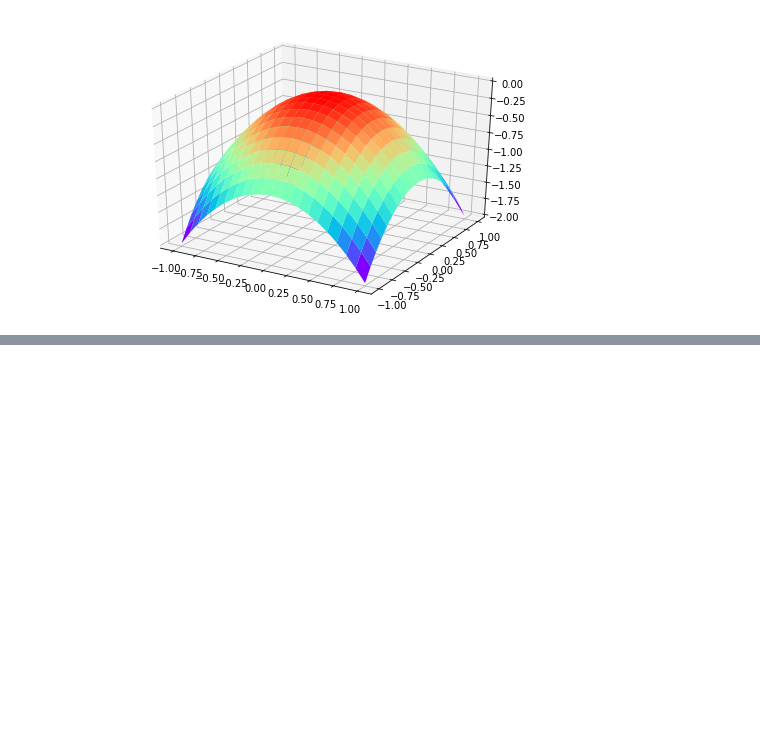
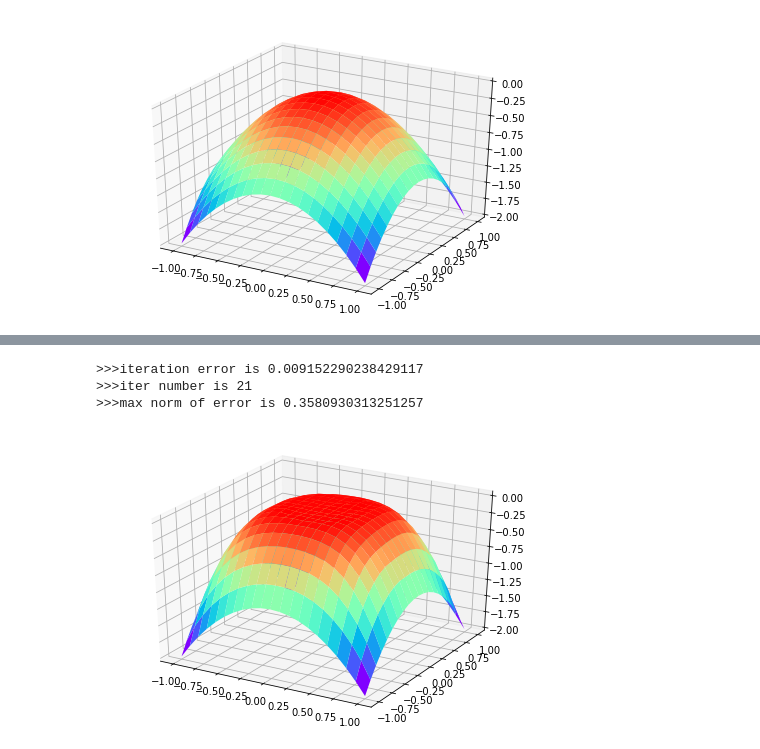
Before and after one commit to wqiu96/summer_project, a Jupyter notebook: src/value_iter_dirichlet_1d_v02.ipynb, the cells around one changed output, grey strips where cells are left out. Drawn from its saved outputs; the diff is of its cells as text; code cells hidden in the pictures; blank space fills up the shorter version.

```diff
--- a/src/value_iter_dirichlet_1d_v02.ipynb
+++ b/src/value_iter_dirichlet_1d_v02.ipynb
@@ -348,0 +392,17 @@ print('>>>max norm of error is ' + str(np.max(np.abs(Z-Z1))))
+# %%
+figure = plt.figure()
+axes = Axes3D(figure)
+X1 = pde1.x_space
+X2 = pde1.x_space
+X1, X2 = np.meshgrid(X1, X2)
+Z1 = pde1.s_val
+Z = -(X1)**2 - (X2)**2
+axes.plot_surface(X1, X2, Z1,cmap='rainbow')
+print('>>>iteration error is ' + str(err))
+print('>>>iter number is ' + str(n_iter))
+print('>>>max norm of error is ' + str(np.max(np.abs(Z-Z1))))
+# %% [output]
+>>>iteration error is 0.009152290238429117
+>>>iter number is 21
+>>>max norm of error is 0.3580930313251257
+[figure, added]
```
Also changed, not shown: parts of 8 cells of this notebook.
